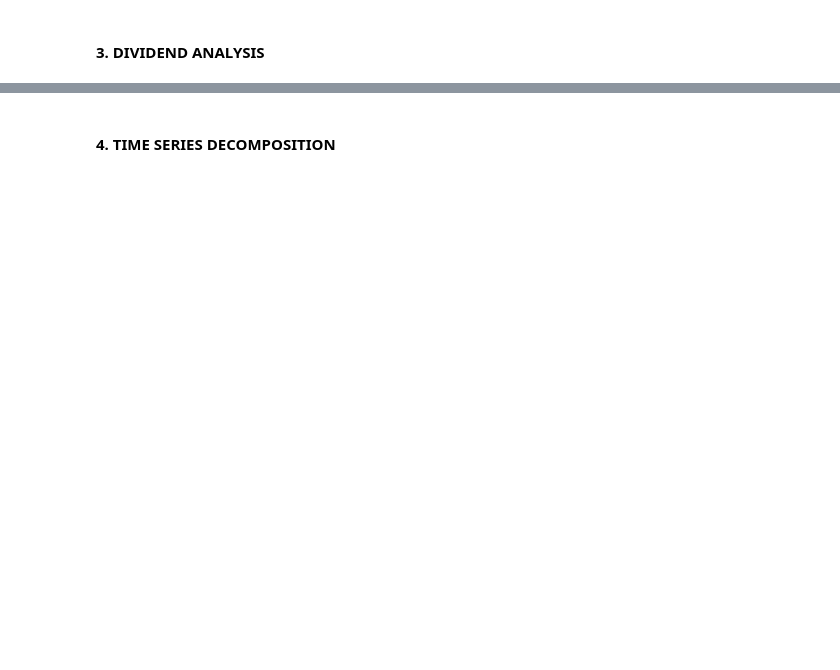
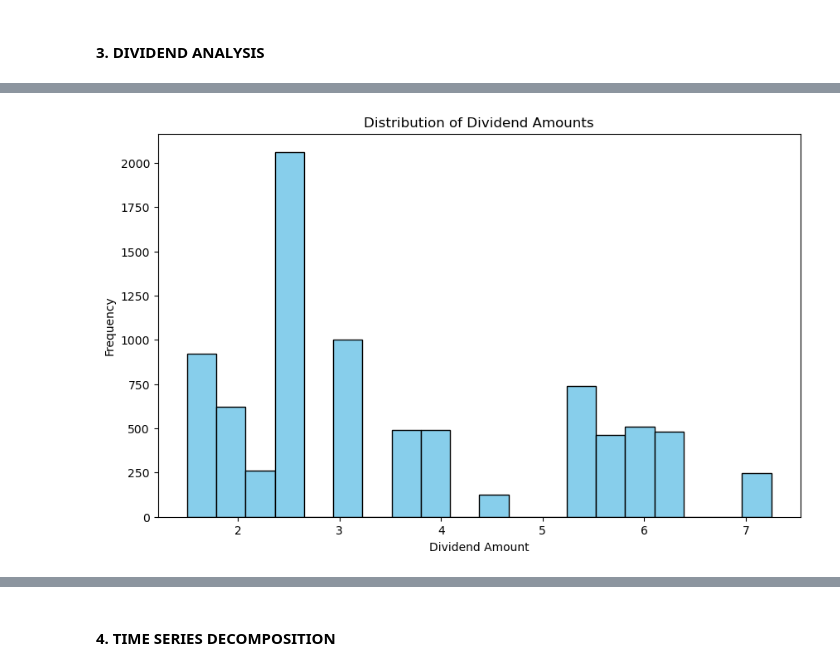
Before and after one commit to derak-isaack/dsc-capstone-project_finale, a Jupyter notebook: main.ipynb, the cells around one changed output, grey strips where cells are left out. Cells and saved outputs as stored; diff of their text form; code cells hidden in the pictures; blank space fills up the shorter version.

```diff
--- a/main.ipynb
+++ b/main.ipynb
@@ -487,0 +511,4 @@ KeyError: 'Dividends per share'
+# %%
+# Replacing non-numeric values with NaN in the 'Amount' column
+merged_data['Amount'] = pd.to_numeric(merged_data['Amount'], errors='coerce')
+merged_data['Amount']
@@ -487,0 +528,10 @@ KeyError: 'Dividends per share'
+# %%
+# Plot a histogram for dividend amounts
+plt.figure(figsize=(10, 6))
+plt.hist(merged_data['Amount'].dropna(), bins=20, color='skyblue', edgecolor='black')
+plt.title('Distribution of Dividend Amounts')
+plt.xlabel('Dividend Amount')
+plt.ylabel('Frequency')
+plt.show()
+# %% [output]
+[figure, added]
```
Also changed, not shown: parts of 28 cells of this notebook.
